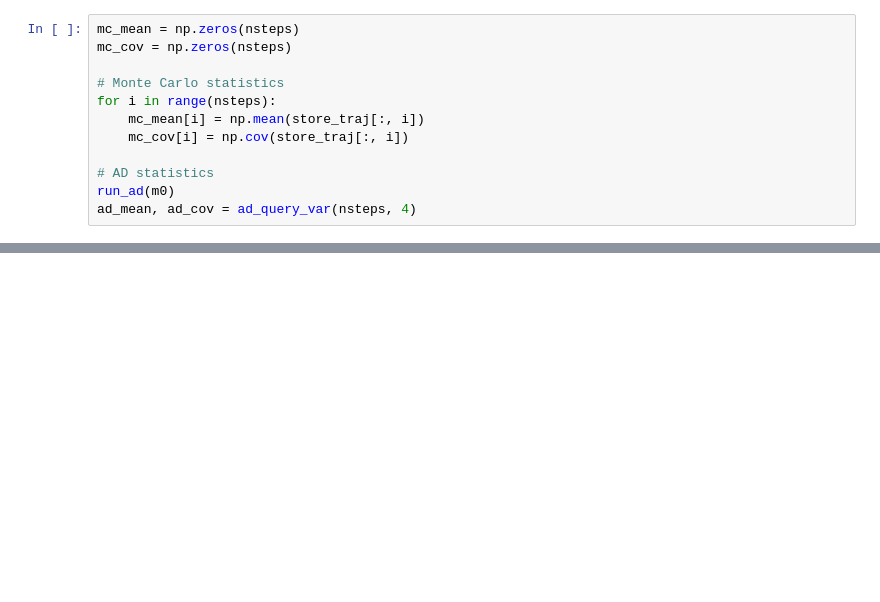
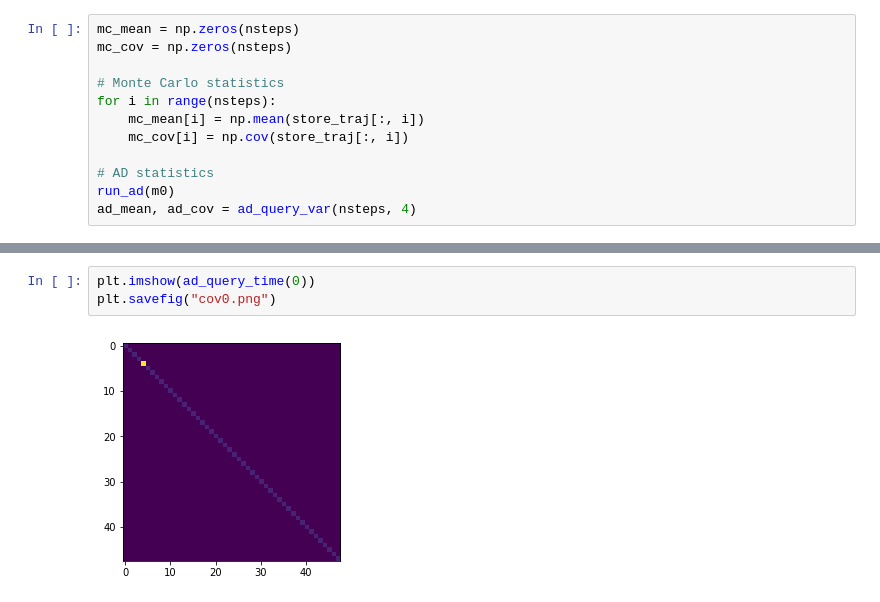
Before and after one commit to exanauts/aduprop, a Jupyter notebook: examples/psys/visual.ipynb, the cells around one changed output, grey strips where cells are left out. Saved outputs shown, nothing was run; the diff lists cells and outputs as text; blank space fills up the shorter version.

```diff
--- a/examples/psys/visual.ipynb
+++ b/examples/psys/visual.ipynb
@@ -115,0 +151,5 @@ print(LA.norm(mc_cov - ad_cov))
+# %%
+plt.imshow(ad_query_time(0))
+plt.savefig("cov0.png")
+# %% [output]
+[figure, added]
```
Also changed, not shown: parts of 7 cells of this notebook, 1 other file.
